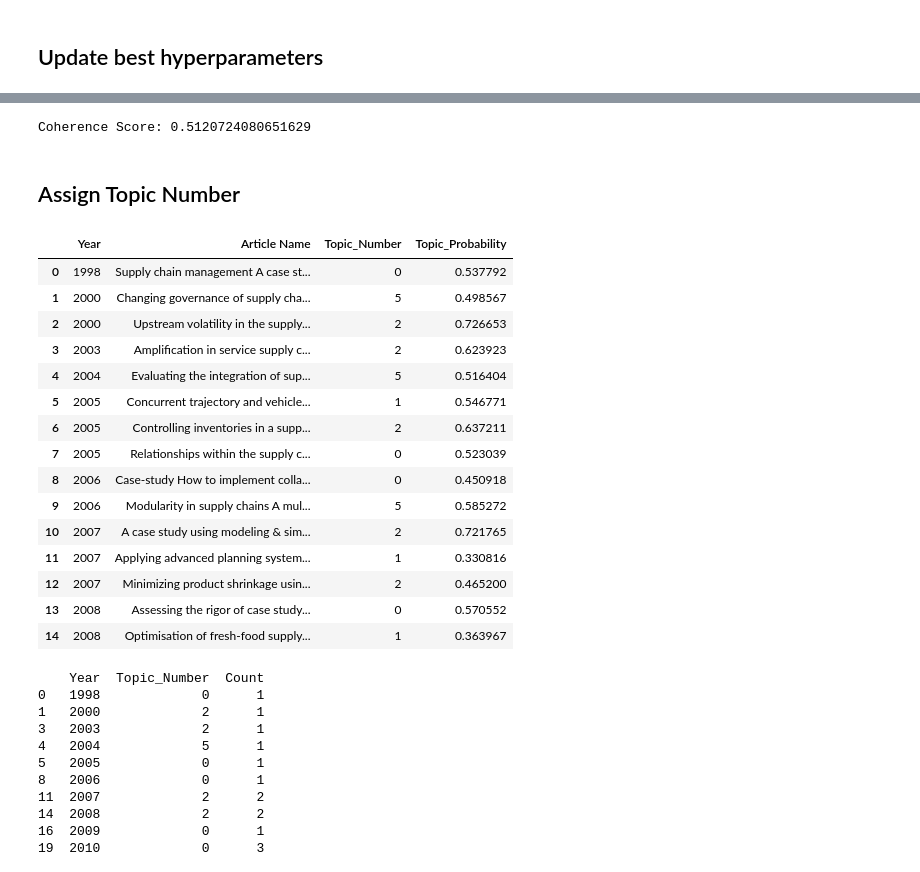
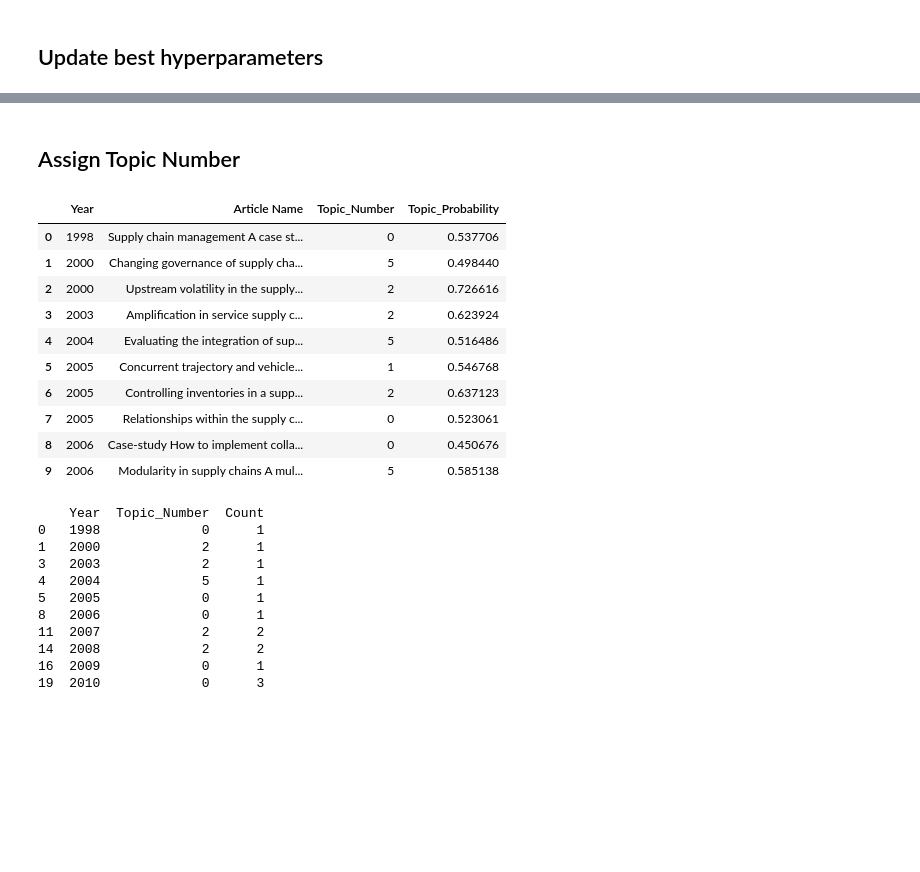
Before and after one commit to WhanIsHere/Supply-Chain-Case-Study-LDA-Topic-Modelling, a Jupyter notebook: LDA Topic Modelling.ipynb, the cells around one changed output, grey strips where cells are left out. Saved outputs shown, nothing was run; the diff lists cells and outputs as text; code cells hidden in the pictures; blank space fills up the shorter version.

```diff
--- a/LDA Topic Modelling.ipynb
+++ b/LDA Topic Modelling.ipynb
@@ -295,18 +263,3 @@ with open('pickle/corpus_after.pickle', 'wb') as f:
 # Pickle the dictionary
 with open('pickle/dictionary_after.pickle', 'wb') as f:
     pickle.dump(dictionary_after, f)
-# %%
-# Unpickle text
-articles_df = pd.read_pickle("pickle/cleaned_article.pkl")
-
-# Unpickle the corpus
-with open('pickle/corpus_after.pickle', 'rb') as cor:
-    corpus_after = pickle.load(cor)
-
-# Unpickle the dictionary
-with open('pickle/dictionary_after.pickle', 'rb') as dic:
-    dictionary_after = pickle.load(dic)
-
-
-print(articles_df.shape)
-articles_df.head()
@@ -613,8 +556 @@ plt.show()
-# %%
-# Evaluate model coherence
-coherence_model_lda = CoherenceModel(model=lda_model, texts=articles_df['Tokens'], dictionary=dictionary_after, coherence='c_v')
-coherence_lda = coherence_model_lda.get_coherence()
-print(f'\nCoherence Score: {coherence_lda}')
-# %% [output]
-Coherence Score: 0.5120724080651629
 # %%
@@ -647,22 +582,17 @@ articles_df.to_pickle("C:/Users/Whan/OneDrive - Universiti Teknikal Malaysia Mel
 # %%
-recommend_df = articles_df[['Year', 'Article Name', 'Topic_Number', 'Topic_Probability']]
-recommend_df[:15]
+clustering_df = articles_df[['Year', 'Article Name', 'Topic_Number', 'Topic_Probability']]
+clustering_df[:10]
 # %% [output]
 |  | Year | Article Name | Topic_Number | Topic_Probability |
-| 0 | 1998 | Supply chain management A case st... | 0 | 0.537792 |
-| 1 | 2000 | Changing governance of supply cha... | 5 | 0.498567 |
-| 2 | 2000 | Upstream volatility in the supply... | 2 | 0.726653 |
-| 3 | 2003 | Amplification in service supply c... | 2 | 0.623923 |
-| 4 | 2004 | Evaluating the integration of sup... | 5 | 0.516404 |
-| 5 | 2005 | Concurrent trajectory and vehicle... | 1 | 0.546771 |
-| 6 | 2005 | Controlling inventories in a supp... | 2 | 0.637211 |
-| 7 | 2005 | Relationships within the supply c... | 0 | 0.523039 |
-| 8 | 2006 | Case-study How to implement colla... | 0 | 0.450918 |
-| 9 | 2006 | Modularity in supply chains A mul... | 5 | 0.585272 |
-| 10 | 2007 | A case study using modeling & sim... | 2 | 0.721765 |
-| 11 | 2007 | Applying advanced planning system... | 1 | 0.330816 |
-| 12 | 2007 | Minimizing product shrinkage usin... | 2 | 0.465200 |
-| 13 | 2008 | Assessing the rigor of case study... | 0 | 0.570552 |
-| 14 | 2008 | Optimisation of fresh-food supply... | 1 | 0.363967 |
+| 0 | 1998 | Supply chain management A case st... | 0 | 0.537706 |
+| 1 | 2000 | Changing governance of supply cha... | 5 | 0.498440 |
+| 2 | 2000 | Upstream volatility in the supply... | 2 | 0.726616 |
+| 3 | 2003 | Amplification in service supply c... | 2 | 0.623924 |
+| 4 | 2004 | Evaluating the integration of sup... | 5 | 0.516486 |
+| 5 | 2005 | Concurrent trajectory and vehicle... | 1 | 0.546768 |
+| 6 | 2005 | Controlling inventories in a supp... | 2 | 0.637123 |
+| 7 | 2005 | Relationships within the supply c... | 0 | 0.523061 |
+| 8 | 2006 | Case-study How to implement colla... | 0 | 0.450676 |
+| 9 | 2006 | Modularity in supply chains A mul... | 5 | 0.585138 |
 # %%
 # Count occurrences of each topic over years
```
Also changed, not shown: parts of 31 cells of this notebook.
